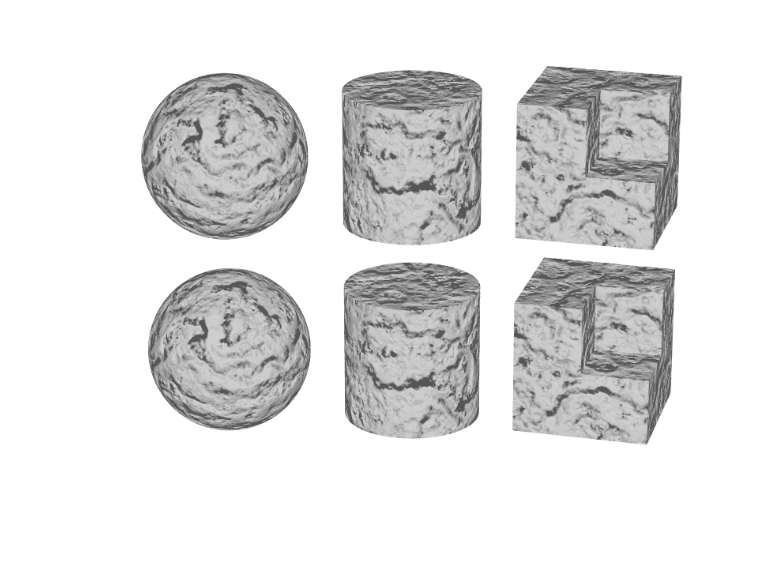
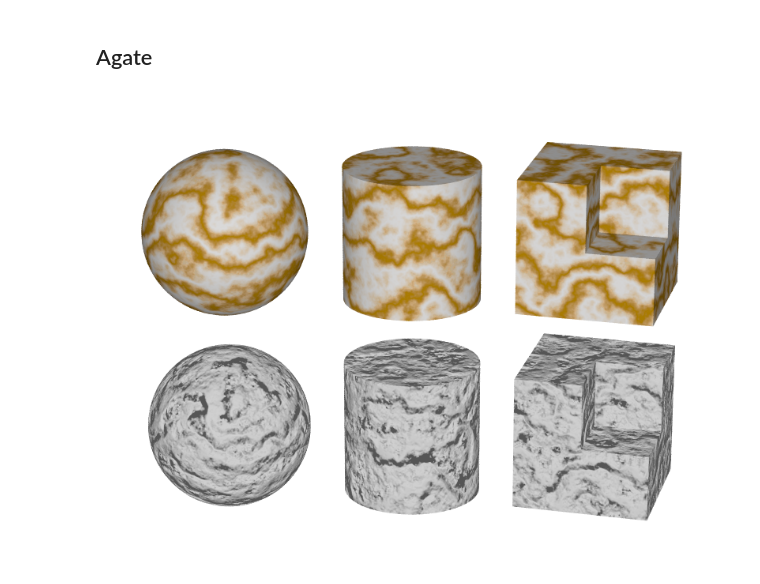
Before and after one commit to daizutabi/fdray, a Jupyter notebook: docs/notebooks/texture/pattern.ipynb, the cells around one changed output. Cells and saved outputs as stored; diff of their text form; code cells hidden in the pictures; blank space fills up the shorter version.

Commit message:
Add new texture patterns to the notebook, including Agate, Bump, Checker, Granite, and Marble; update execution counts and enhance documentation with markdown sections.

```diff
--- a/docs/notebooks/texture/pattern.ipynb
+++ b/docs/notebooks/texture/pattern.ipynb
@@ -15,17 +20,16 @@ def render(texture1, texture2):
     )
     camera = Camera(0, 20, view_scale=4)
     scene = Scene(
-        Include("colors.inc"),
+        Include("colors.inc", "textures.inc", "woods.inc", "stones.inc", "metals.inc"),
         camera,
         LightSource(camera.location, "white"),
         shapes.add(texture1).translate("1.5*z"),
         shapes.add(texture2).translate("-1.5*z"),
     )
     return renderer.render(scene, return_image=True)
+# %% [markdown]
+## Agate
 # %%
-render(
-    [Color("White*0.9"), Normal("agate", 1).scale(0.8)],
-    [Color("White*0.9"), Normal("agate", 1).scale(0.8)],
-)
+render(Pigment("agate").scale(0.8), [Color("White*0.9"), Normal("agate", 1).scale(0.8)])
 # %% [output]
-[figure, old version]
+[figure, new version]
```
Also changed, not shown: parts of 9 cells of this notebook.
